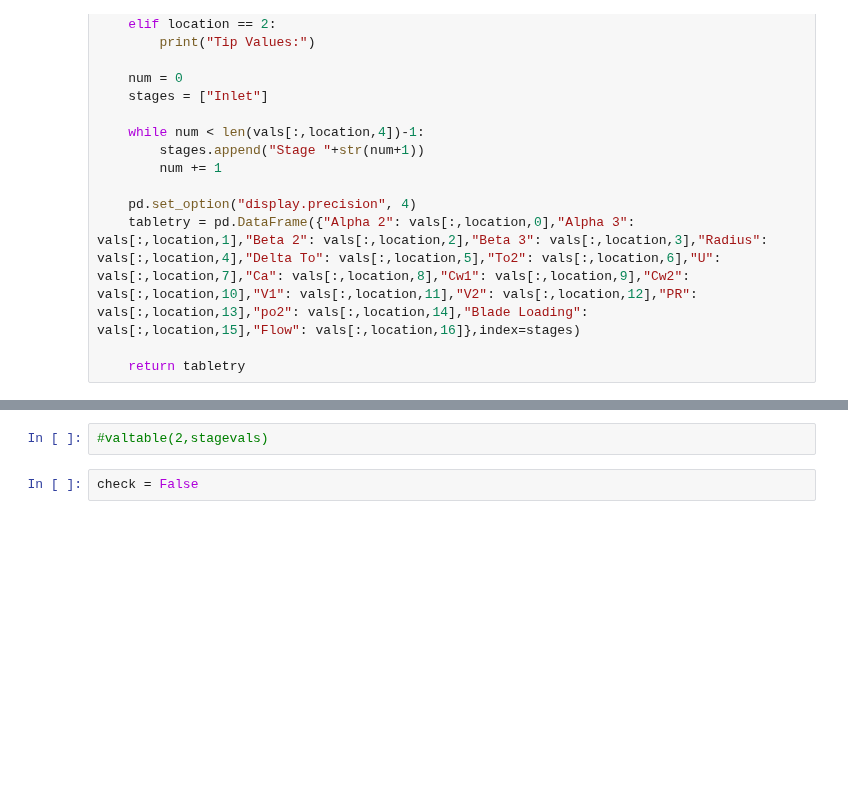
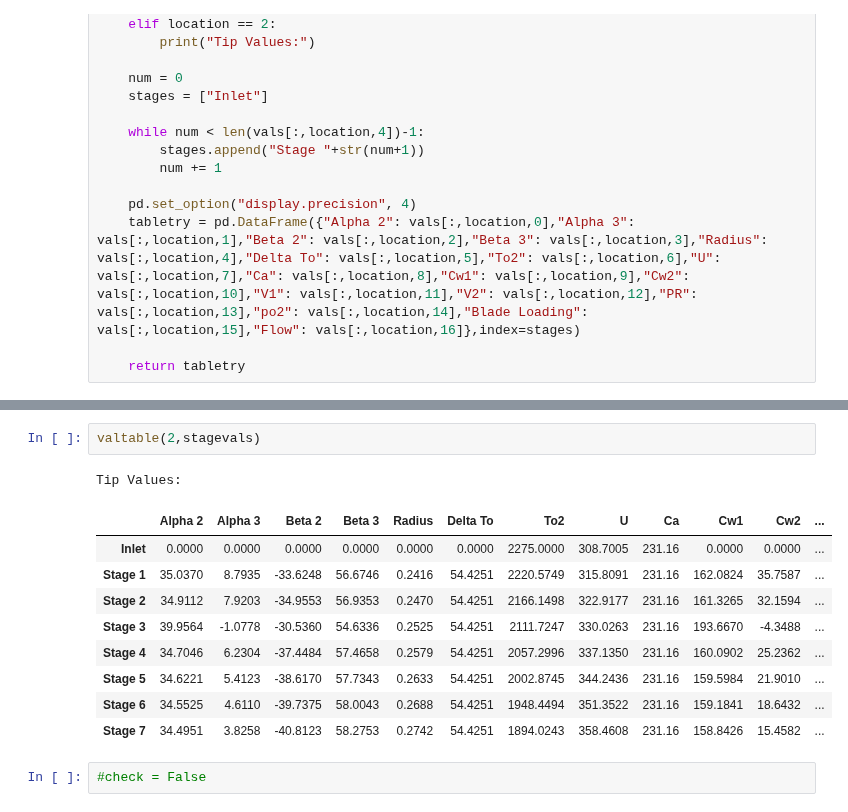
Before and after one commit to kavourbm/AEEM4063-Team15, a Jupyter notebook: Project 2/Turbine.ipynb, the cells around one changed output, grey strips where cells are left out. Drawn from its saved outputs; the diff is of its cells as text; blank space fills up the shorter version.

```diff
--- a/Project 2/Turbine.ipynb
+++ b/Project 2/Turbine.ipynb
@@ -326,5 +349,16 @@ def valtable(location,vals):
 # %%
-#valtable(2,stagevals)
+valtable(2,stagevals)
+# %% [output]
+Tip Values:
+|  | Alpha 2 | Alpha 3 | Beta 2 | Beta 3 | Radius | Delta To | To2 | U | Ca | Cw1 | Cw2 | ... |
+| Inlet | 0.0000 | 0.0000 | 0.0000 | 0.0000 | 0.0000 | 0.0000 | 2275.0000 | 308.7005 | 231.16 | 0.0000 | 0.0000 | ... |
+| Stage 1 | 35.0370 | 8.7935 | -33.6248 | 56.6746 | 0.2416 | 54.4251 | 2220.5749 | 315.8091 | 231.16 | 162.0824 | 35.7587 | ... |
+| Stage 2 | 34.9112 | 7.9203 | -34.9553 | 56.9353 | 0.2470 | 54.4251 | 2166.1498 | 322.9177 | 231.16 | 161.3265 | 32.1594 | ... |
+| Stage 3 | 39.9564 | -1.0778 | -30.5360 | 54.6336 | 0.2525 | 54.4251 | 2111.7247 | 330.0263 | 231.16 | 193.6670 | -4.3488 | ... |
+| Stage 4 | 34.7046 | 6.2304 | -37.4484 | 57.4658 | 0.2579 | 54.4251 | 2057.2996 | 337.1350 | 231.16 | 160.0902 | 25.2362 | ... |
+| Stage 5 | 34.6221 | 5.4123 | -38.6170 | 57.7343 | 0.2633 | 54.4251 | 2002.8745 | 344.2436 | 231.16 | 159.5984 | 21.9010 | ... |
+| Stage 6 | 34.5525 | 4.6110 | -39.7375 | 58.0043 | 0.2688 | 54.4251 | 1948.4494 | 351.3522 | 231.16 | 159.1841 | 18.6432 | ... |
+| Stage 7 | 34.4951 | 3.8258 | -40.8123 | 58.2753 | 0.2742 | 54.4251 | 1894.0243 | 358.4608 | 231.16 | 158.8426 | 15.4582 | ... |
-# %%
-check = False
+# %%
+#check = False
 # %%
```
Also changed, not shown: parts of 16 cells of this notebook.
